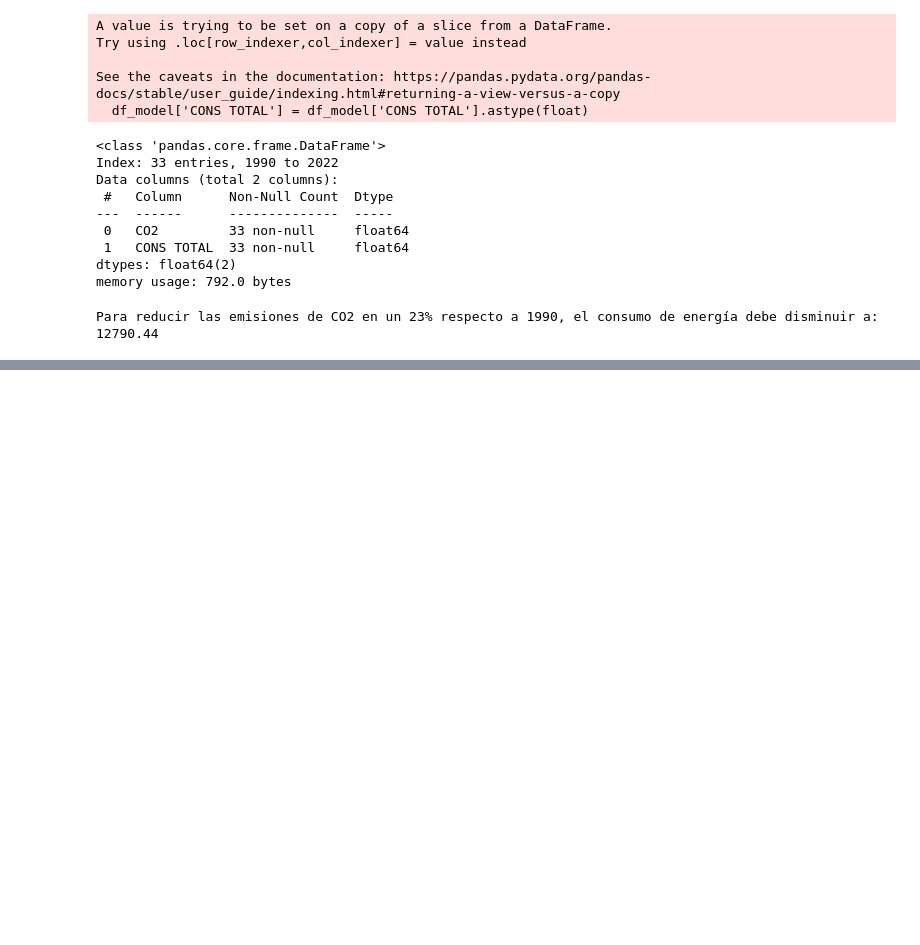
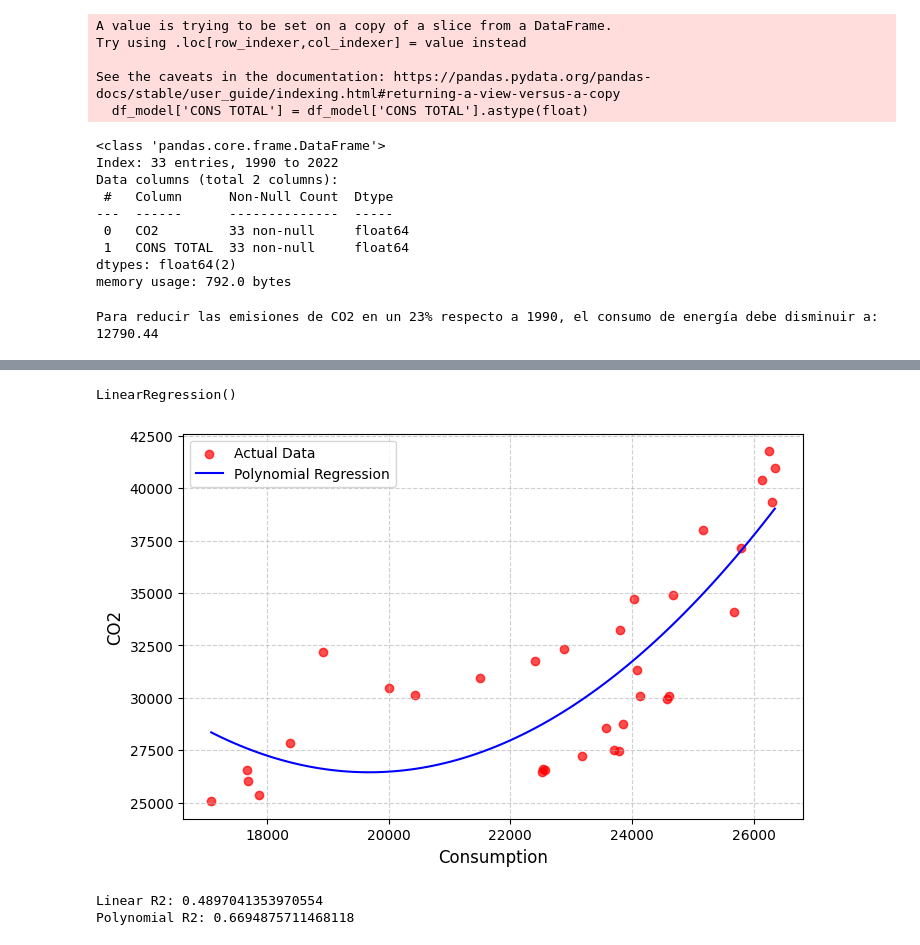
Before and after one commit to leocareer/DA_specialization, a Jupyter notebook: Sprint_10/S10_02.ipynb, the cells around one changed output, grey strips where cells are left out. Saved outputs shown, nothing was run; the diff lists cells and outputs as text; code cells hidden in the pictures; blank space fills up the shorter version.

Commit message:
sprint 10: S10_02.ipynb: Polynomial Regression

```diff
--- a/Sprint_10/S10_02.ipynb
+++ b/Sprint_10/S10_02.ipynb
@@ -306,0 +307,34 @@ plt.show()
+# %%
+from sklearn.preprocessing import PolynomialFeatures
+
+# Преобразование в полиномиальные признаки (2-й степени)
+poly = PolynomialFeatures(degree=2)
+X_poly = poly.fit_transform(X)
+
+model = LinearRegression()
+model.fit(X_poly, y)
+# %% [output]
+LinearRegression()
+# %%
+fig, ax = plt.subplots(figsize=(8, 5))
+
+ax.scatter(X, y, color='red', label='Actual Data', alpha=0.7)
+
+X_range = np.linspace(X.min(), X.max(), 100).reshape(-1, 1)
+X_range_poly = poly.transform(X_range)
+ax.plot(X_range, model.predict(X_range_poly), color='blue', label='Polynomial Regression')
+
+ax.set_xlabel('Consumption', fontsize=12)
+ax.set_ylabel('CO2', fontsize=12)
+ax.legend()
+ax.grid(linestyle='--', alpha=0.6)
+
+plt.show()
+# %% [output]
+[figure, added]
+# %%
+print("Linear R2:", LinearRegression().fit(X, y).score(X, y))
+print("Polynomial R2:", model.score(X_poly, y))
+# %% [output]
+Linear R2: 0.4897041353970554
+Polynomial R2: 0.6694875711468118
```
Also changed, not shown: parts of 2 cells of this notebook.
